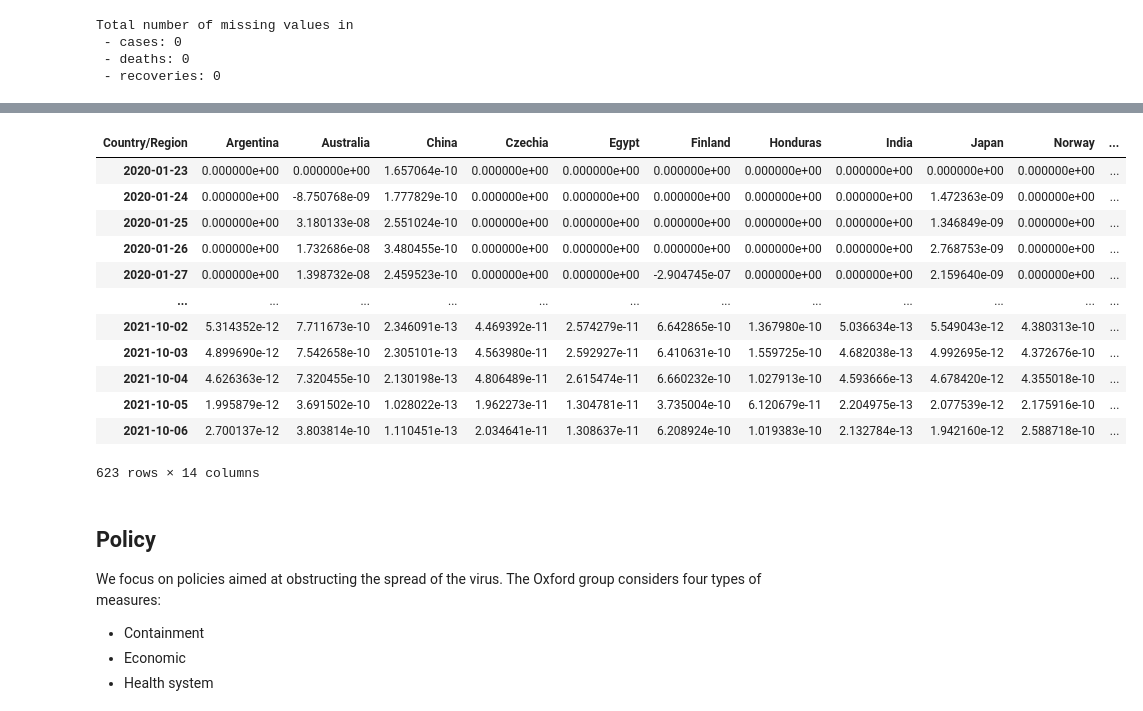
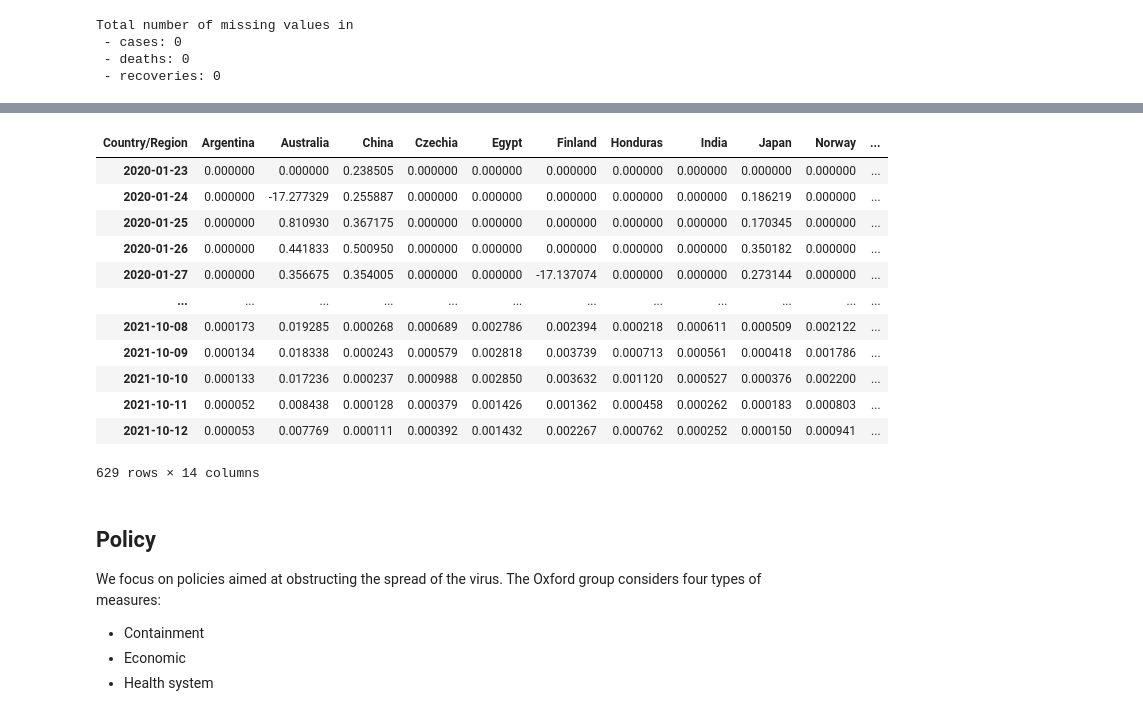
Before and after one commit to alexmadrinanfdez/covid-policy-analysis, a Jupyter notebook: linear-analysis.ipynb, the cells around one changed output, grey strips where cells are left out. Saved outputs shown, nothing was run; the diff lists cells and outputs as text; code cells hidden in the pictures.

```diff
--- a/linear-analysis.ipynb
+++ b/linear-analysis.ipynb
@@ -319,0 +320,4 @@ S
+# %%
+r_prop = R / pop_dict.values()
+i_prop = I / pop_dict.values()
+s_prop = S / pop_dict.values()
@@ -408,5 +391,5 @@ log_I
 # %%
-log_diff = log_I[1:] - log_I[:-1].values # different index
-log_diff
+dr_dt = r_prop[1:] - r_prop[:-1].values # different index
+dr_dt
 # %% [output]
 | Country/Region | Argentina | Australia | China | Czechia | Egypt | Finland | Honduras | India | Japan | Norway | ... |
@@ -442,6 +408,5 @@ dR_dt
 # %%
-# to do: decide on infinite values
-gamma = dR_dt / I[1:]
+gamma = dr_dt / i_prop[1:]
 gamma[np.isinf(gamma)] = np.nan # division by zero
 gamma[gamma.isna()] = 0         # before the pandemic begins
 gamma
@@ -462,20 +427,20 @@ gamma
 # %%
-beta = (log_diff + gamma) / S[1:]
+beta = (gr + gamma) / s_prop[1:]
 beta
 # %% [output]
 | Country/Region | Argentina | Australia | China | Czechia | Egypt | Finland | Honduras | India | Japan | Norway | ... |
-| 2020-01-23 | 0.000000e+00 | 0.000000e+00 | 1.657064e-10 | 0.000000e+00 | 0.000000e+00 | 0.000000e+00 | 0.000000e+00 | 0.000000e+00 | 0.000000e+00 | 0.000000e+00 | ... |
-| 2020-01-24 | 0.000000e+00 | -8.750768e-09 | 1.777829e-10 | 0.000000e+00 | 0.000000e+00 | 0.000000e+00 | 0.000000e+00 | 0.000000e+00 | 1.472363e-09 | 0.000000e+00 | ... |
-| 2020-01-25 | 0.000000e+00 | 3.180133e-08 | 2.551024e-10 | 0.000000e+00 | 0.000000e+00 | 0.000000e+00 | 0.000000e+00 | 0.000000e+00 | 1.346849e-09 | 0.000000e+00 | ... |
-| 2020-01-26 | 0.000000e+00 | 1.732686e-08 | 3.480455e-10 | 0.000000e+00 | 0.000000e+00 | 0.000000e+00 | 0.000000e+00 | 0.000000e+00 | 2.768753e-09 | 0.000000e+00 | ... |
-| 2020-01-27 | 0.000000e+00 | 1.398732e-08 | 2.459523e-10 | 0.000000e+00 | 0.000000e+00 | -2.904745e-07 | 0.000000e+00 | 0.000000e+00 | 2.159640e-09 | 0.000000e+00 | ... |
+| 2020-01-23 | 0.000000 | 0.000000 | 0.238505 | 0.000000 | 0.000000 | 0.000000 | 0.000000 | 0.000000 | 0.000000 | 0.000000 | ... |
+| 2020-01-24 | 0.000000 | -17.277329 | 0.255887 | 0.000000 | 0.000000 | 0.000000 | 0.000000 | 0.000000 | 0.186219 | 0.000000 | ... |
+| 2020-01-25 | 0.000000 | 0.810930 | 0.367175 | 0.000000 | 0.000000 | 0.000000 | 0.000000 | 0.000000 | 0.170345 | 0.000000 | ... |
+| 2020-01-26 | 0.000000 | 0.441833 | 0.500950 | 0.000000 | 0.000000 | 0.000000 | 0.000000 | 0.000000 | 0.350182 | 0.000000 | ... |
+| 2020-01-27 | 0.000000 | 0.356675 | 0.354005 | 0.000000 | 0.000000 | -17.137074 | 0.000000 | 0.000000 | 0.273144 | 0.000000 | ... |
 | ... | ... | ... | ... | ... | ... | ... | ... | ... | ... | ... | ... |
-| 2021-10-02 | 5.314352e-12 | 7.711673e-10 | 2.346091e-13 | 4.469392e-11 | 2.574279e-11 | 6.642865e-10 | 1.367980e-10 | 5.036634e-13 | 5.549043e-12 | 4.380313e-10 | ... |
-| 2021-10-03 | 4.899690e-12 | 7.542658e-10 | 2.305101e-13 | 4.563980e-11 | 2.592927e-11 | 6.410631e-10 | 1.559725e-10 | 4.682038e-13 | 4.992695e-12 | 4.372676e-10 | ... |
-| 2021-10-04 | 4.626363e-12 | 7.320455e-10 | 2.130198e-13 | 4.806489e-11 | 2.615474e-11 | 6.660232e-10 | 1.027913e-10 | 4.593666e-13 | 4.678420e-12 | 4.355018e-10 | ... |
-| 2021-10-05 | 1.995879e-12 | 3.691502e-10 | 1.028022e-13 | 1.962273e-11 | 1.304781e-11 | 3.735004e-10 | 6.120679e-11 | 2.204975e-13 | 2.077539e-12 | 2.175916e-10 | ... |
-| 2021-10-06 | 2.700137e-12 | 3.803814e-10 | 1.110451e-13 | 2.034641e-11 | 1.308637e-11 | 6.208924e-10 | 1.019383e-10 | 2.132784e-13 | 1.942160e-12 | 2.588718e-10 | ... |
+| 2021-10-08 | 0.000173 | 0.019285 | 0.000268 | 0.000689 | 0.002786 | 0.002394 | 0.000218 | 0.000611 | 0.000509 | 0.002122 | ... |
+| 2021-10-09 | 0.000134 | 0.018338 | 0.000243 | 0.000579 | 0.002818 | 0.003739 | 0.000713 | 0.000561 | 0.000418 | 0.001786 | ... |
+| 2021-10-10 | 0.000133 | 0.017236 | 0.000237 | 0.000988 | 0.002850 | 0.003632 | 0.001120 | 0.000527 | 0.000376 | 0.002200 | ... |
+| 2021-10-11 | 0.000052 | 0.008438 | 0.000128 | 0.000379 | 0.001426 | 0.001362 | 0.000458 | 0.000262 | 0.000183 | 0.000803 | ... |
+| 2021-10-12 | 0.000053 | 0.007769 | 0.000111 | 0.000392 | 0.001432 | 0.002267 | 0.000762 | 0.000252 | 0.000150 | 0.000941 | ... |
-623 rows × 14 columns
+629 rows × 14 columns
 # %% [markdown]
 ## Policy
 
```
Also changed, not shown: parts of 60 cells of this notebook.
